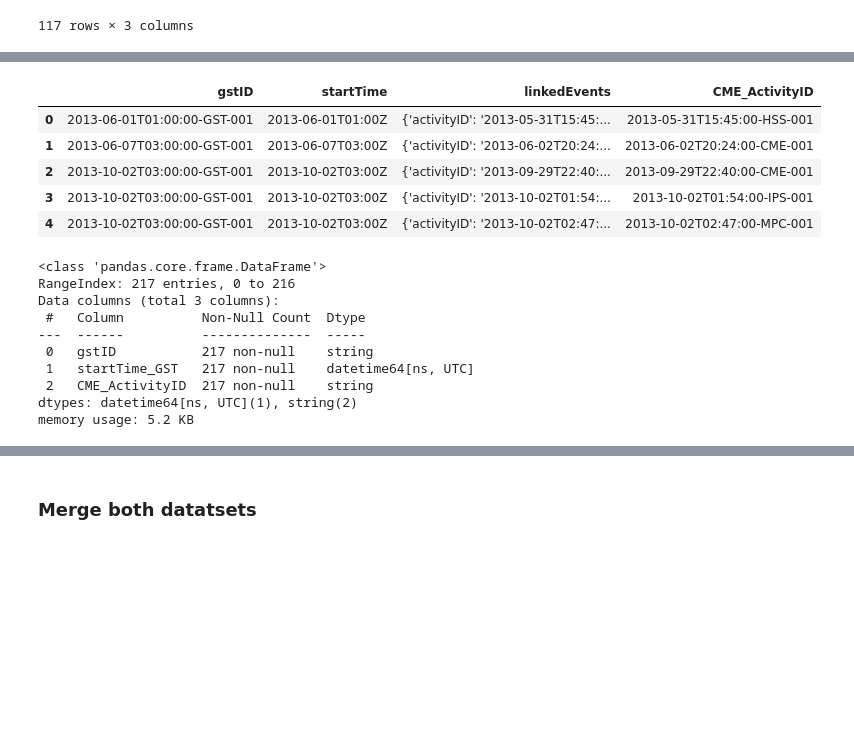
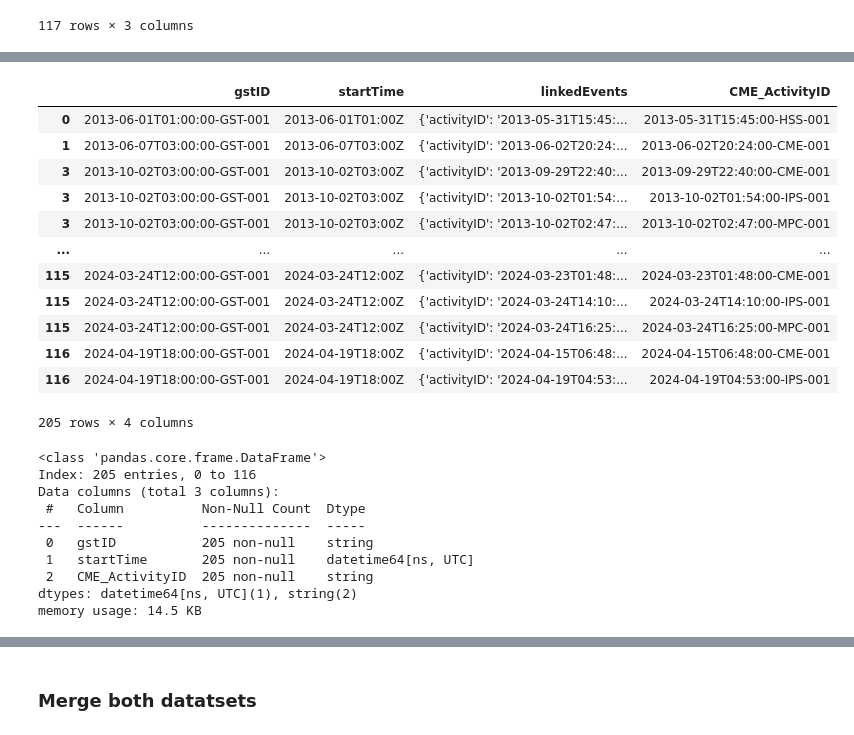
Before and after one commit to tamfree/data-sourcing-challenge, a Jupyter notebook: retrieve_data.ipynb, the cells around one changed output, grey strips where cells are left out. Saved outputs shown, nothing was run; the diff lists cells and outputs as text; code cells hidden in the pictures; blank space fills up the shorter version.

```diff
--- a/retrieve_data.ipynb
+++ b/retrieve_data.ipynb
@@ -355,11 +355,12 @@ print(json.dumps(cme_json[0], indent=4))
     "linkedEvents": null
 }
 # %%
+GST_ID_COL = "gstID"
 # Convert gst_json to a Pandas DataFrame
 gst_df = pd.DataFrame(gst_json)
 # Keep only the columns: activityID, startTime, linkedEvents
 limited_gst_df = pd.DataFrame({
-        "gstID": gst_df["gstID"],
+        "gstID": gst_df[GST_ID_COL],
         "startTime": gst_df[START_TIME_COL],
         "linkedEvents": gst_df[LINKED_EVENTS_COL]
 })
@@ -381,6 +382,8 @@ limited_gst_df
 # %%
 # Notice that the linkedEvents column allows us to identify the corresponding CME
 # Remove rows with missing 'linkedEvents' since we won't be able to assign these to CME
+limited_gst_df = limited_gst_df.dropna(subset=["linkedEvents"])
+limited_gst_df
 # %% [output]
 |  | gstID | startTime | linkedEvents |
 | 0 | 2013-06-01T01:00:00-GST-001 | 2013-06-01T01:00Z | [{'activityID': '2013-05-31T15:45... |
@@ -391,3 +401,5 @@ limited_gst_df
 # %%
 # Notice that the linkedEvents sometimes contains multiple events per row
 # Use the explode method to ensure that each row is one element. Ensure to reset the index and drop missing values.
+limited_gst_df = limited_gst_df.explode(LINKED_EVENTS_COL)
+limited_gst_df
@@ -394,38 +420,55 @@ limited_gst_df
 # %%
 # Apply the extract_activityID_from_dict function to each row in the 'linkedEvents' column (you can use apply() and a lambda function)
 # and create a new column called 'CME_ActivityID' using loc indexer:
+CME_ACTIVITY_ID_COL = "CME_ActivityID"
+limited_gst_df[CME_ACTIVITY_ID_COL] = limited_gst_df[LINKED_EVENTS_COL].apply(extract_activityID_from_dict)
 
 # Remove rows with missing CME_ActivityID, since we can't assign them to CMEs:
+limited_gst_df = limited_gst_df.dropna(axis='rows', subset=CME_ACTIVITY_ID_COL)
+limited_gst_df
 # %% [output]
 |  | gstID | startTime | linkedEvents | CME_ActivityID |
 | 0 | 2013-06-01T01:00:00-GST-001 | 2013-06-01T01:00Z | {'activityID': '2013-05-31T15:45:... | 2013-05-31T15:45:00-HSS-001 |
 | 1 | 2013-06-07T03:00:00-GST-001 | 2013-06-07T03:00Z | {'activityID': '2013-06-02T20:24:... | 2013-06-02T20:24:00-CME-001 |
-| 2 | 2013-10-02T03:00:00-GST-001 | 2013-10-02T03:00Z | {'activityID': '2013-09-29T22:40:... | 2013-09-29T22:40:00-CME-001 |
+| 3 | 2013-10-02T03:00:00-GST-001 | 2013-10-02T03:00Z | {'activityID': '2013-09-29T22:40:... | 2013-09-29T22:40:00-CME-001 |
 | 3 | 2013-10-02T03:00:00-GST-001 | 2013-10-02T03:00Z | {'activityID': '2013-10-02T01:54:... | 2013-10-02T01:54:00-IPS-001 |
-| 4 | 2013-10-02T03:00:00-GST-001 | 2013-10-02T03:00Z | {'activityID': '2013-10-02T02:47:... | 2013-10-02T02:47:00-MPC-001 |
+| 3 | 2013-10-02T03:00:00-GST-001 | 2013-10-02T03:00Z | {'activityID': '2013-10-02T02:47:... | 2013-10-02T02:47:00-MPC-001 |
+| ... | ... | ... | ... | ... |
+| 115 | 2024-03-24T12:00:00-GST-001 | 2024-03-24T12:00Z | {'activityID': '2024-03-23T01:48:... | 2024-03-23T01:48:00-CME-001 |
+| 115 | 2024-03-24T12:00:00-GST-001 | 2024-03-24T12:00Z | {'activityID': '2024-03-24T14:10:... | 2024-03-24T14:10:00-IPS-001 |
+| 115 | 2024-03-24T12:00:00-GST-001 | 2024-03-24T12:00Z | {'activityID': '2024-03-24T16:25:... | 2024-03-24T16:25:00-MPC-001 |
+| 116 | 2024-04-19T18:00:00-GST-001 | 2024-04-19T18:00Z | {'activityID': '2024-04-15T06:48:... | 2024-04-15T06:48:00-CME-001 |
+| 116 | 2024-04-19T18:00:00-GST-001 | 2024-04-19T18:00Z | {'activityID': '2024-04-19T04:53:... | 2024-04-19T04:53:00-IPS-001 |
+205 rows × 4 columns
 # %%
+GST_START_TIME_COL = "startTime_GST"
 # Convert the 'CME_ActivityID' column to string format
-
+limited_gst_df[CME_ACTIVITY_ID_COL] = limited_gst_df[CME_ACTIVITY_ID_COL].astype("string")
 # Convert the 'gstID' column to string format
+limited_gst_df[GST_ID_COL] = limited_gst_df[GST_ID_COL].astype("string")
 
 # Convert startTime to datetime format
+limited_gst_df[START_TIME_COL] = pd.to_datetime(limited_gst_df[START_TIME_COL])
 
 # Rename startTime to startTime_GST
-
+limited_gst_df.rename({
+    START_TIME_COL: GST_START_TIME_COL
+})
 # Drop linkedEvents
-
+limited_gst_df = limited_gst_df.drop(columns=LINKED_EVENTS_COL)
 # Verify that all steps were executed correctly
+limited_gst_df.info()
 # %% [output]
 <class 'pandas.core.frame.DataFrame'>
-RangeIndex: 217 entries, 0 to 216
+Index: 205 entries, 0 to 116
 Data columns (total 3 columns):
  #   Column          Non-Null Count  Dtype
 ---  ------          --------------  -----
- 0   gstID           217 non-null    string
- 1   startTime_GST   217 non-null    datetime64[ns, UTC]
- 2   CME_ActivityID  217 non-null    string
+ 0   gstID           205 non-null    string
+ 1   startTime       205 non-null    datetime64[ns, UTC]
+ 2   CME_ActivityID  205 non-null    string
 dtypes: datetime64[ns, UTC](1), string(2)
-memory usage: 5.2 KB
+memory usage: 14.5 KB
 # %%
 # We are only interested in GSTs related to CMEs so keep only rows where the CME_ActivityID column contains 'CME'
 # use the method 'contains()' from the str library.
```
Also changed, not shown: parts of 3 cells of this notebook.
